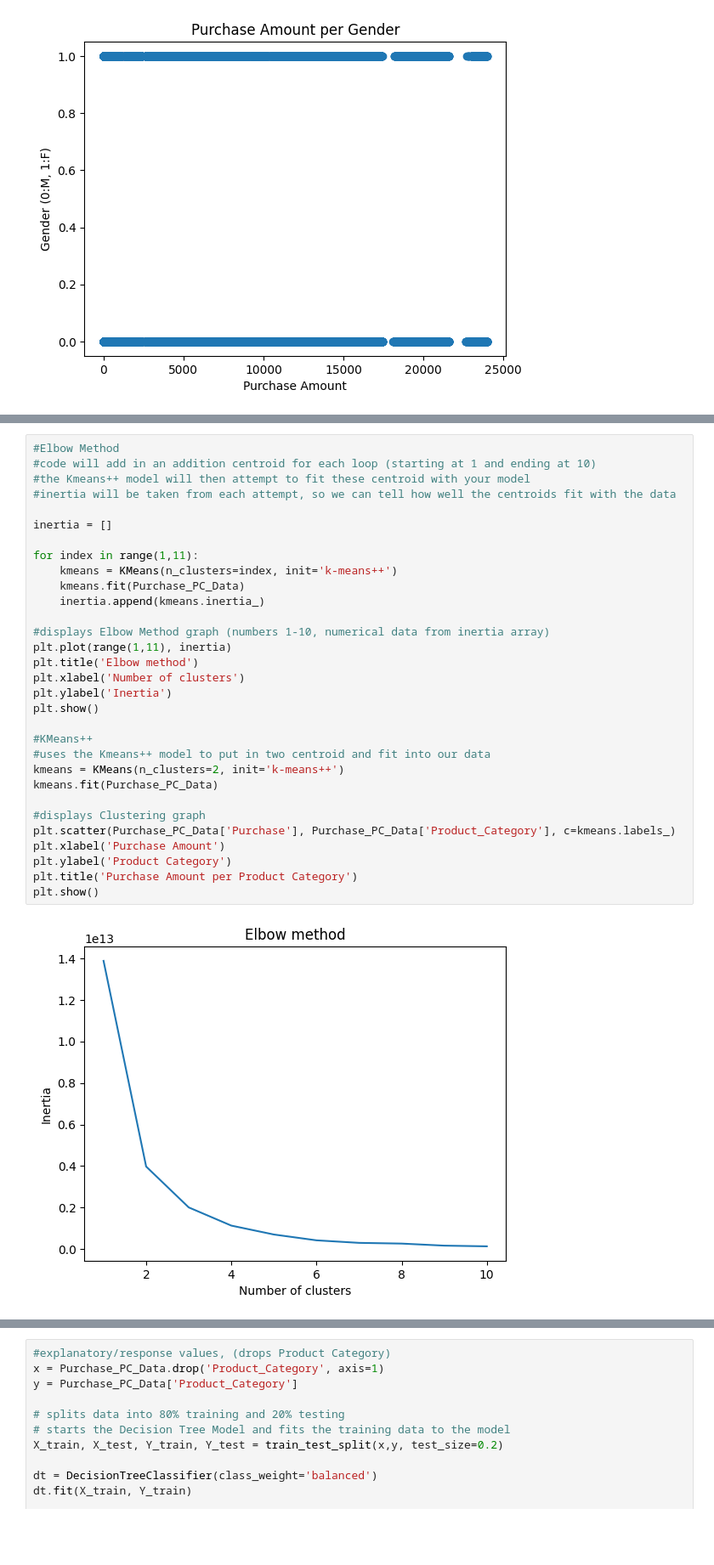
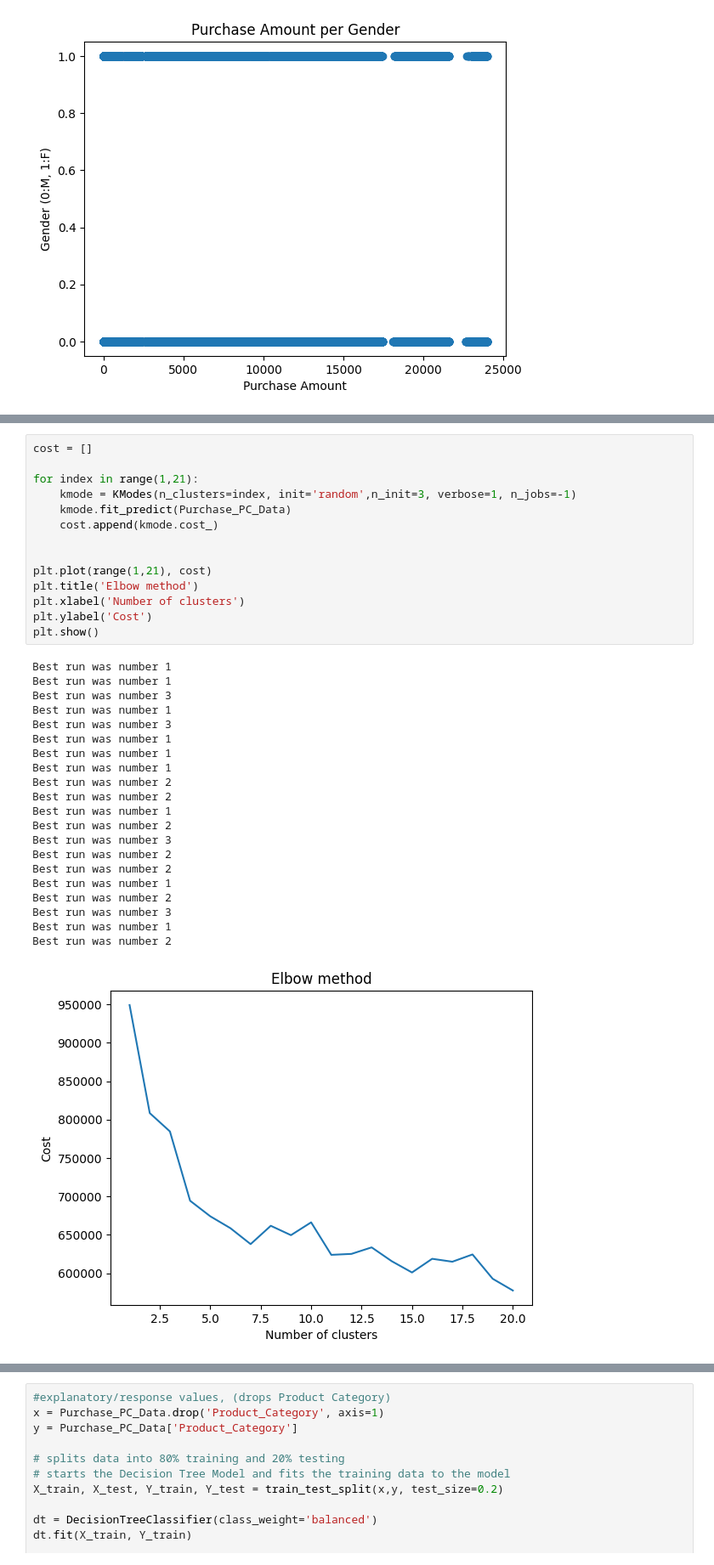
Before and after one commit to CIC-Research/Data-Science-Project, a Jupyter notebook: main.ipynb, the cells around one changed output, grey strips where cells are left out. Shown at 85% size. Drawn from its saved outputs; the diff is of its cells as text; blank space fills up the shorter version.

Commit message:
changed kmeans to kmodes

```diff
--- a/main.ipynb
+++ b/main.ipynb
@@ -106,33 +107,36 @@ Credit: https://www.w3schools.com/python/python_ml_k-means.asp
 # %%
-#Elbow Method
-#code will add in an addition centroid for each loop (starting at 1 and ending at 10)
-#the Kmeans++ model will then attempt to fit these centroid with your model
-#inertia will be taken from each attempt, so we can tell how well the centroids fit with the data
+cost = []
 
-inertia = []
+for index in range(1,21):
+    kmode = KModes(n_clusters=index, init='random',n_init=3, verbose=1, n_jobs=-1)
+    kmode.fit_predict(Purchase_PC_Data)
+    cost.append(kmode.cost_)
 
-for index in range(1,11):
-    kmeans = KMeans(n_clusters=index, init='k-means++')
-    kmeans.fit(Purchase_PC_Data)
-    inertia.append(kmeans.inertia_)
 
-#displays Elbow Method graph (numbers 1-10, numerical data from inertia array)
-plt.plot(range(1,11), inertia)
+plt.plot(range(1,21), cost)
 plt.title('Elbow method')
 plt.xlabel('Number of clusters')
-plt.ylabel('Inertia')
+plt.ylabel('Cost')
 plt.show()
-
-#KMeans++
-#uses the Kmeans++ model to put in two centroid and fit into our data
-kmeans = KMeans(n_clusters=2, init='k-means++')
-kmeans.fit(Purchase_PC_Data)
-
-#displays Clustering graph
-plt.scatter(Purchase_PC_Data['Purchase'], Purchase_PC_Data['Product_Category'], c=kmeans.labels_)
-plt.xlabel('Purchase Amount')
-plt.ylabel('Product Category')
-plt.title('Purchase Amount per Product Category')
-plt.show()
 # %% [output]
+Best run was number 1
+Best run was number 1
+Best run was number 3
+Best run was number 1
+Best run was number 3
+Best run was number 1
+Best run was number 1
+Best run was number 1
+Best run was number 2
+Best run was number 2
+Best run was number 1
+Best run was number 2
+Best run was number 3
+Best run was number 2
+Best run was number 2
+Best run was number 1
+Best run was number 2
+Best run was number 3
+Best run was number 1
+Best run was number 2
-[figure, old version]
+[figure, new version]
```
Also changed, not shown: parts of 10 cells of this notebook.
